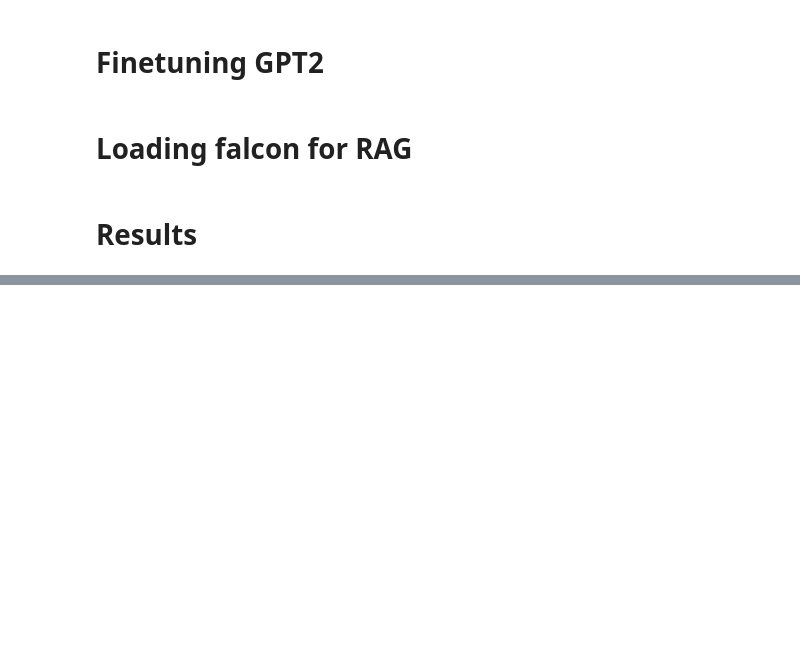
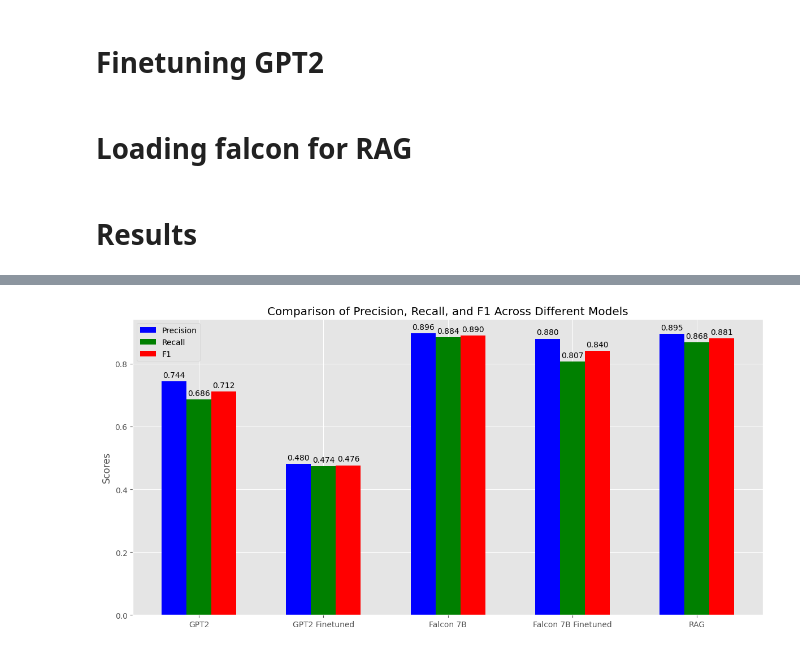
Before and after one commit to mitchelljphayes/COMP9444-Group-assignment, a Jupyter notebook: notebooks/combined_test.ipynb, the cells around one changed output, grey strips where cells are left out. Drawn from its saved outputs; the diff is of its cells as text; code cells hidden in the pictures; blank space fills up the shorter version.

```diff
--- a/notebooks/combined_test.ipynb
+++ b/notebooks/combined_test.ipynb
@@ -748,0 +783,67 @@ for model_name, results_df in models_with_results.items():
+# %%
+
+average_precision_gpt2 = gpt2_results_df['P'].mean()
+average_recall_gpt2 = gpt2_results_df['R'].mean()
+average_f1_gpt2 = gpt2_results_df['F1'].mean()
+
+average_precision_gpt2_finetune = gpt2_finetune_results_df['P'].mean()
+average_recall_gpt2_finetune = gpt2_finetune_results_df['R'].mean()
+average_f1_gpt2_finetune = gpt2_finetune_results_df['F1'].mean()
+
+average_precision_falcon = falcon_results_df['P'].mean()
+average_recall_falcon = falcon_results_df['R'].mean()
+average_f1_falcon = falcon_results_df['F1'].mean()
+
+average_precision_falcon_finetune = falcon_finetune_results_df['P'].mean()
+average_recall_falcon_finetune = falcon_finetune_results_df['R'].mean()
+average_f1_falcon_finetune = falcon_finetune_results_df['F1'].mean()
+
+average_precision_rag = rag_results_df['P'].mean()
+average_recall_rag = rag_results_df['R'].mean()
+average_f1_rag = rag_results_df['F1'].mean()
+
+
+precisions = [average_precision_gpt2, average_precision_gpt2_finetune, average_precision_falcon, average_precision_falcon_finetune, average_precision_rag]
+recalls = [average_recall_gpt2, average_recall_gpt2_finetune, average_recall_falcon, average_recall_falcon_finetune, average_recall_rag]
+f1_scores = [average_f1_gpt2, average_f1_gpt2_finetune, average_f1_falcon, average_f1_falcon_finetune, average_f1_rag]
+
+
+
+labels = ['GPT2', 'GPT2 Finetuned', 'Falcon 7B', 'Falcon 7B Finetuned', 'RAG']
+x = np.arange(len(labels))
+width = 0.2
+
+
+fig, ax = plt.subplots(figsize=(12, 6))
+
+
+rects1 = ax.bar(x - width, precisions, width, label='Precision', color='blue')
+rects2 = ax.bar(x, recalls, width, label='Recall', color='green')
+rects3 = ax.bar(x + width, f1_scores, width, label='F1', color='red')
+
+
+ax.set_ylabel('Scores')
+ax.set_title('Comparison of Precision, Recall, and F1 Across Different Models')
+ax.set_xticks(x)
+ax.set_xticklabels(labels)
+ax.legend()
+
+
+def add_labels(rects):
+    for rect in rects:
+        height = rect.get_height()
+        ax.annotate(f'{height:.3f}',
+                    xy=(rect.get_x() + rect.get_width() / 2, height),
+                    xytext=(0, 3),
+                    textcoords="offset points",
+                    ha='center', va='bottom')
+
+add_labels(rects1)
+add_labels(rects2)
+add_labels(rects3)
+
+
+plt.tight_layout()
+plt.show()
+# %% [output]
+[figure, added]
```
Also changed, not shown: parts of 9 cells of this notebook.
